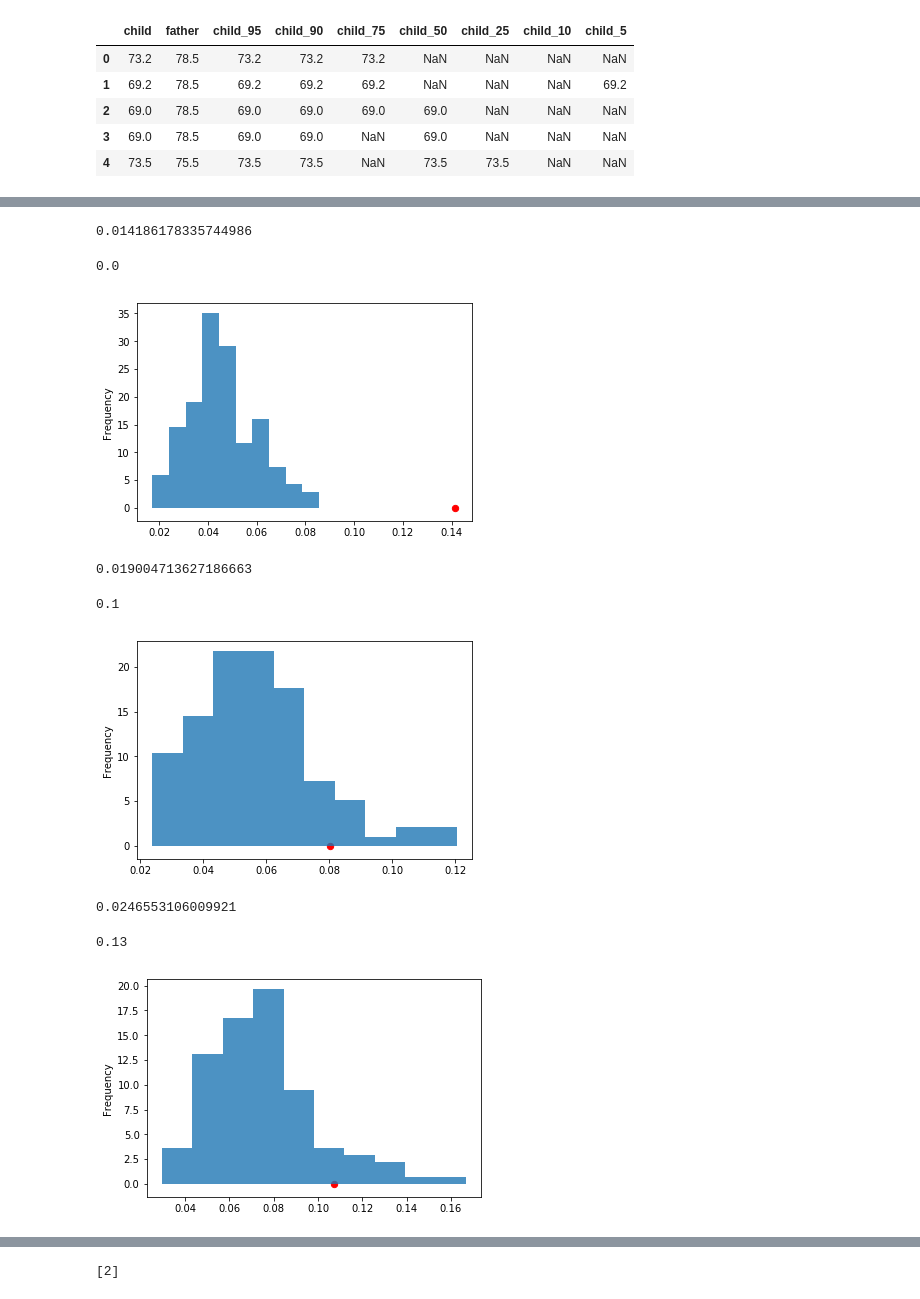
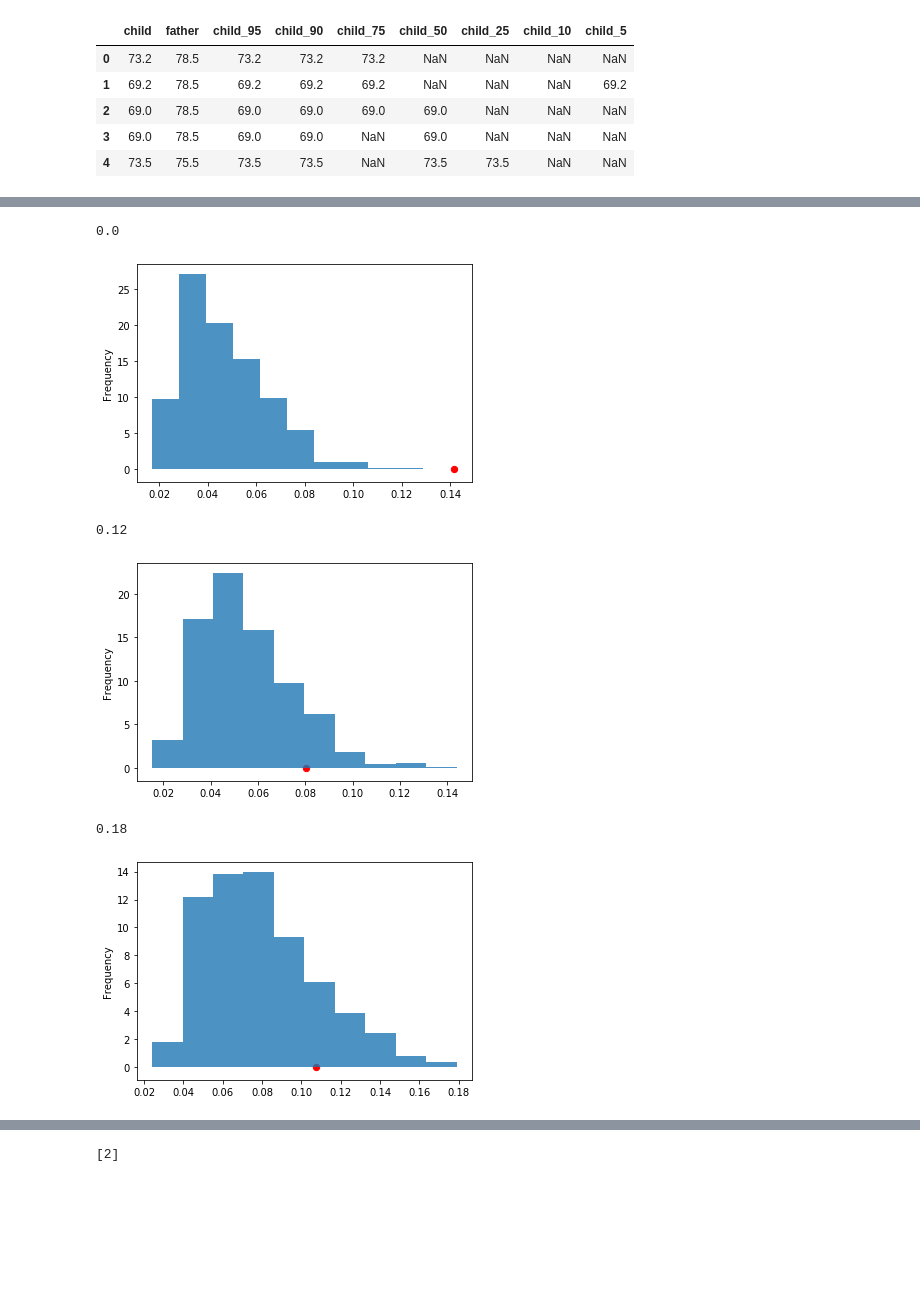
Before and after one commit to AECassAWei/dsc80-wi20, a Jupyter notebook: labs/lab05/lab05.ipynb, the cells around one changed output, grey strips where cells are left out. Cells and saved outputs as stored; diff of their text form; code cells hidden in the pictures; blank space fills up the shorter version.

```diff
--- a/labs/lab05/lab05.ipynb
+++ b/labs/lab05/lab05.ipynb
@@ -284,13 +275,11 @@ def ks_permutation(df, test, depend, N=100):
         # add it to the list of results
         kslist.append(ks)
 
-    print(np.std(kslist))
-
     pd.Series(kslist).plot(kind='hist', density=True, alpha=0.8)
     plt.scatter(obs_ks, 0, color='red', s=40);
 
     # return np.min([np.count_nonzero(kslist >= obs_ks) / len(kslist), np.count_nonzero(kslist <= obs_ks) / len(kslist)])
-    return np.count_nonzero(np.array(kslist) >= obs_ks) / len(kslist) #, np.count_nonzero(kslist <= obs_ks) / len(kslist)])
+    return np.count_nonzero(kslist >= obs_ks) / len(kslist) #, np.count_nonzero(kslist <= obs_ks) / len(kslist)])
 # %%
 ks_permutation(payments_age, 'credit_card_number', 'age', 100000) # Verify if my function is correct
 # %% [output]
@@ -382,19 +364,16 @@ ks_permutation(heights, 'child_75', 'father', 100)
 # %%
-ks_permutation(heights, 'child_50', 'father', 100)
+ks_permutation(heights, 'child_50', 'father', 500)
 # %% [output]
-0.014186178335744986
+0.0
-0.0
-[figure, old version]
+[figure, new version]
 # %%
-ks_permutation(heights, 'child_25', 'father', 100)
+ks_permutation(heights, 'child_25', 'father', 500)
 # %% [output]
-0.019004713627186663
+0.12
-0.1
-[figure, old version]
+[figure, new version]
 # %%
-ks_permutation(heights, 'child_10', 'father', 100)
+ks_permutation(heights, 'child_10', 'father', 500)
 # %% [output]
-0.0246553106009921
+0.18
-0.13
-[figure, old version]
+[figure, new version]
 # %%
```
Also changed, not shown: parts of 24 cells of this notebook, 2 other files.
